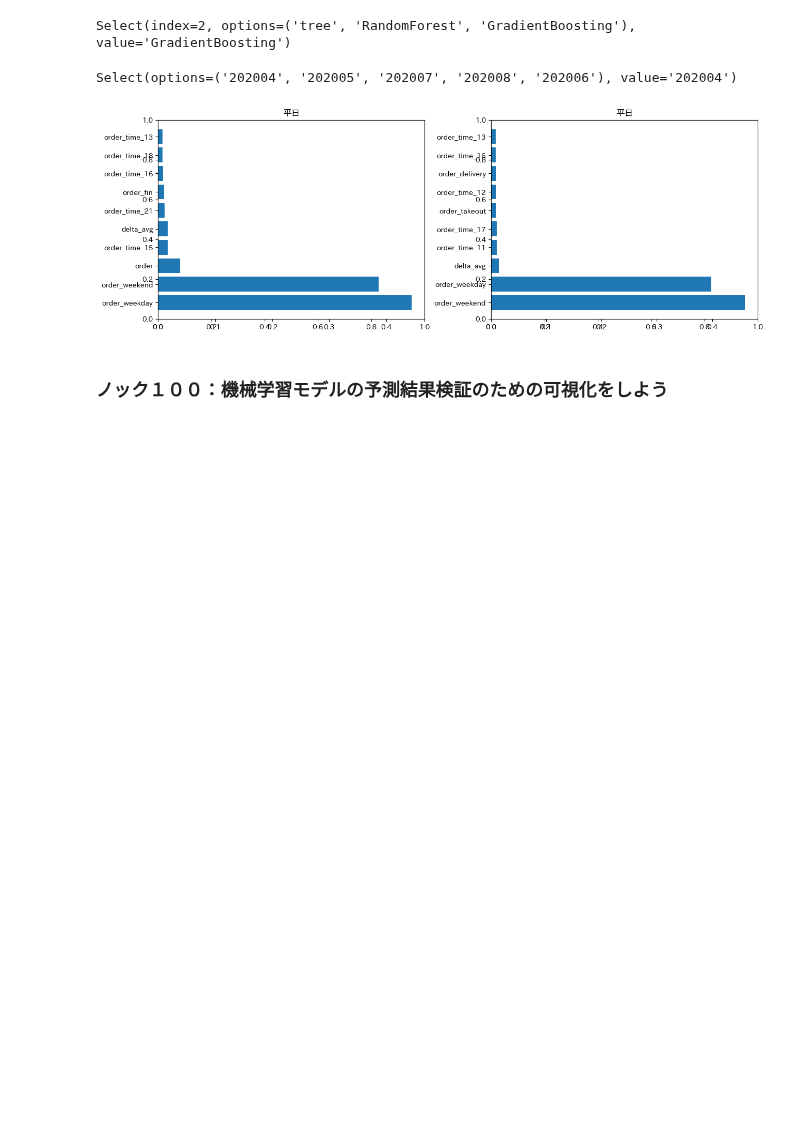
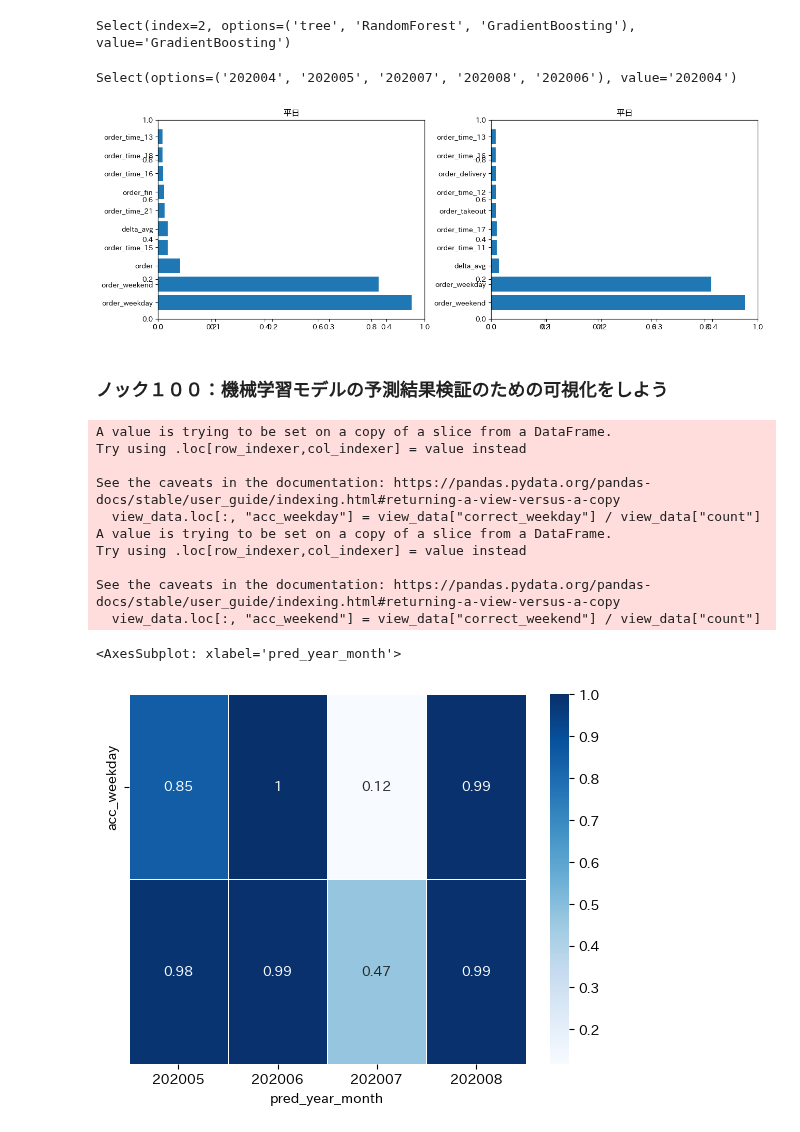
Before and after one commit to winuim/python-lm-system-100, a Jupyter notebook: chapter-10/chapter-10.ipynb, the cells around one changed output. Drawn from its saved outputs; the diff is of its cells as text; code cells hidden in the pictures; blank space fills up the shorter version.

```diff
--- a/chapter-10/chapter-10.ipynb
+++ b/chapter-10/chapter-10.ipynb
@@ -362,3 +369,29 @@ Select(options=('202004', '202005', '202007', '202008', '202006'), value='202004
 [figure]
 # %% [markdown]
 ### ノック１００：機械学習モデルの予測結果検証のための可視化をしよう
+# %%
+view_data = report_valid.copy()
+view_data.loc[(view_data["score_weekday"]>=0.5)&(view_data["y_weekday"]==1), "correct_weekday"] = 1
+view_data.loc[(view_data["score_weekday"]<0.5)&(view_data["y_weekday"]==0), "correct_weekday"] = 1
+view_data.loc[(view_data["score_weekend"]>=0.5)&(view_data["y_weekend"]==1), "correct_weekend"] = 1
+view_data.loc[(view_data["score_weekend"]<0.5)&(view_data["y_weekend"]==0), "correct_weekend"] = 1
+view_data.loc[:, "count"] = 1
+view_data.fillna(0, inplace=True)
+view_data = view_data.groupby("pred_year_month").sum()[["correct_weekday", "correct_weekend", "count"]]
+view_data.loc[:, "acc_weekday"] = view_data["correct_weekday"] / view_data["count"]
+view_data.loc[:, "acc_weekend"] = view_data["correct_weekend"] / view_data["count"]
+view_data = view_data[["acc_weekday", "acc_weekend"]]
+sns.heatmap(view_data.T, cmap="Blues", annot=True, yticklabels=2, linewidths=.5)
+# %% [output]
+A value is trying to be set on a copy of a slice from a DataFrame.
+Try using .loc[row_indexer,col_indexer] = value instead
+
+See the caveats in the documentation: https://pandas.pydata.org/pandas-docs/stable/user_guide/indexing.html#returning-a-view-versus-a-copy
+  view_data.loc[:, "acc_weekday"] = view_data["correct_weekday"] / view_data["count"]
+A value is trying to be set on a copy of a slice from a DataFrame.
+Try using .loc[row_indexer,col_indexer] = value instead
+
+See the caveats in the documentation: https://pandas.pydata.org/pandas-docs/stable/user_guide/indexing.html#returning-a-view-versus-a-copy
+  view_data.loc[:, "acc_weekend"] = view_data["correct_weekend"] / view_data["count"]
+<AxesSubplot: xlabel='pred_year_month'>
+[figure, added]
```
Also changed, not shown: parts of 3 cells of this notebook.
